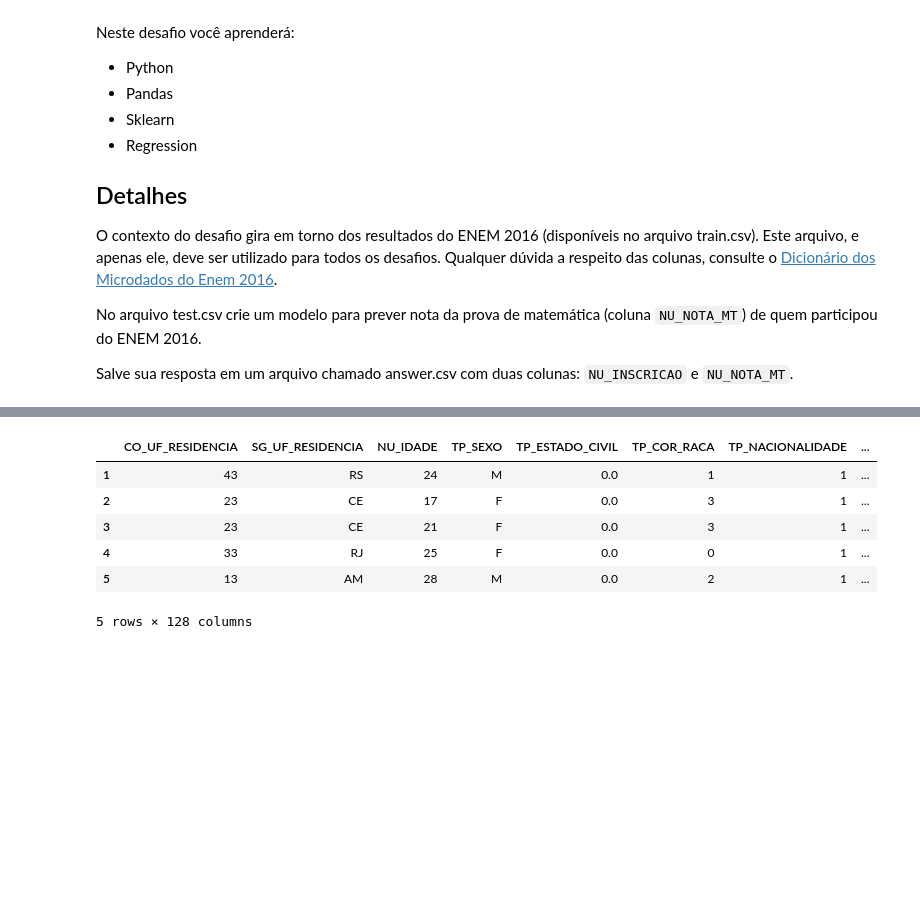
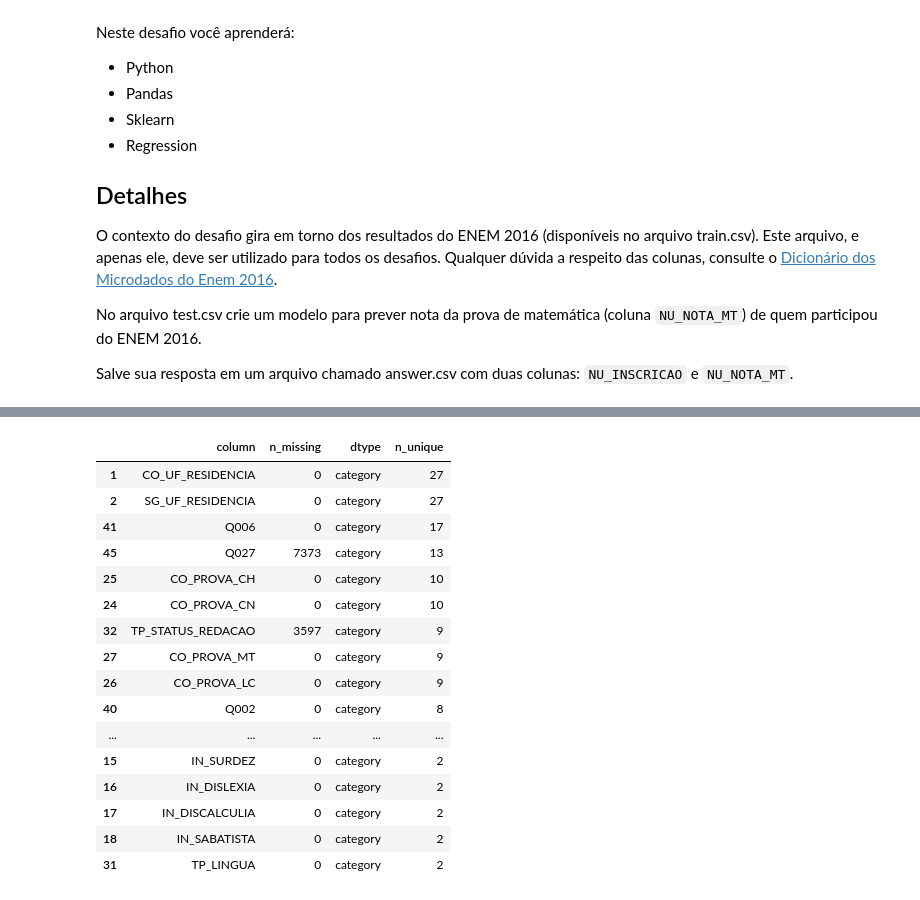
Before and after one commit to brunocmartins/aceleradev-data-science, a Jupyter notebook: enem-2/src/main.ipynb, the cells around one changed output, grey strips where cells are left out. Cells and saved outputs as stored; diff of their text form; code cells hidden in the pictures; blank space fills up the shorter version.

```diff
--- a/enem-2/src/main.ipynb
+++ b/enem-2/src/main.ipynb
@@ -84,15 +148,23 @@ for column in keep_columns:
-# %%
-df = train.copy()
-try:
-    df.drop(columns_drop, axis=1, inplace=True)
-except:
-    pass
-df.head()
-# %% [output]
-|  | CO_UF_RESIDENCIA | SG_UF_RESIDENCIA | NU_IDADE | TP_SEXO | TP_ESTADO_CIVIL | TP_COR_RACA | TP_NACIONALIDADE | ... |
-| 1 | 43 | RS | 24 | M | 0.0 | 1 | 1 | ... |
-| 2 | 23 | CE | 17 | F | 0.0 | 3 | 1 | ... |
-| 3 | 23 | CE | 21 | F | 0.0 | 3 | 1 | ... |
-| 4 | 33 | RJ | 25 | F | 0.0 | 0 | 1 | ... |
-| 5 | 13 | AM | 28 | M | 0.0 | 2 | 1 | ... |
-5 rows × 128 columns
+# %%
+# Drop columns that have no significance to the training model
+train_infos = train_infos[train_infos['n_unique'] != 1]
+# Visualize categorical columns by quantity of unique values
+train_infos[train_infos['dtype'] == 'category'].sort_values('n_unique', ascending=False)
+# %% [output]
+|  | column | n_missing | dtype | n_unique |
+| 1 | CO_UF_RESIDENCIA | 0 | category | 27 |
+| 2 | SG_UF_RESIDENCIA | 0 | category | 27 |
+| 41 | Q006 | 0 | category | 17 |
+| 45 | Q027 | 7373 | category | 13 |
+| 25 | CO_PROVA_CH | 0 | category | 10 |
+| 24 | CO_PROVA_CN | 0 | category | 10 |
+| 32 | TP_STATUS_REDACAO | 3597 | category | 9 |
+| 27 | CO_PROVA_MT | 0 | category | 9 |
+| 26 | CO_PROVA_LC | 0 | category | 9 |
+| 40 | Q002 | 0 | category | 8 |
+| ... | ... | ... | ... | ... |
+| 15 | IN_SURDEZ | 0 | category | 2 |
+| 16 | IN_DISLEXIA | 0 | category | 2 |
+| 17 | IN_DISCALCULIA | 0 | category | 2 |
+| 18 | IN_SABATISTA | 0 | category | 2 |
+| 31 | TP_LINGUA | 0 | category | 2 |
```
Also changed, not shown: parts of 32 cells of this notebook, 2 other files.
